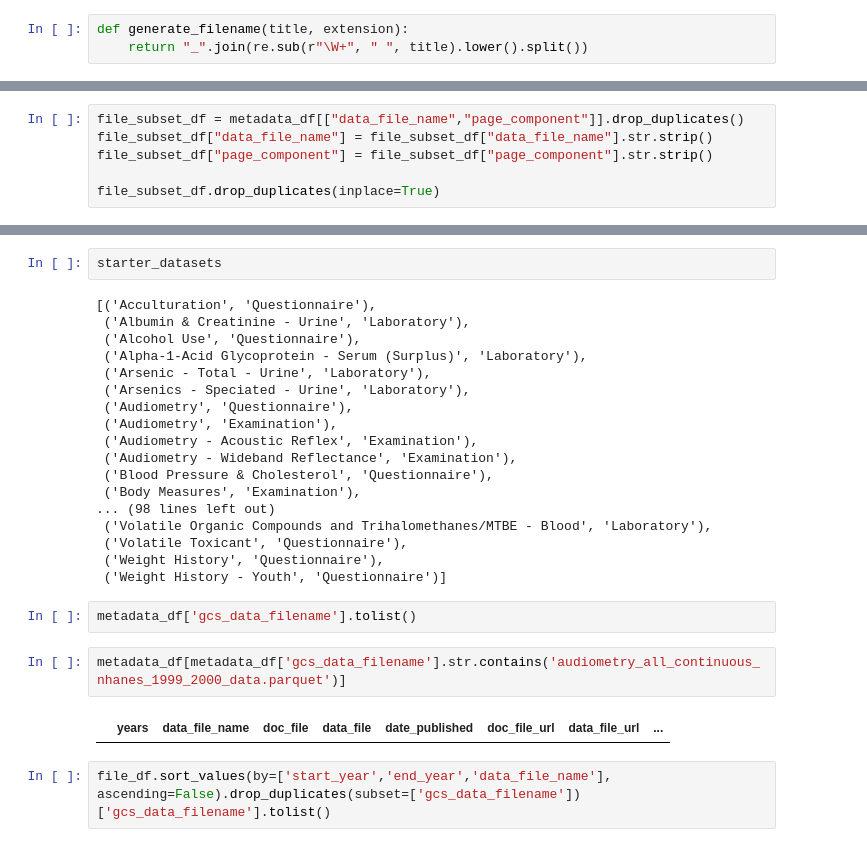
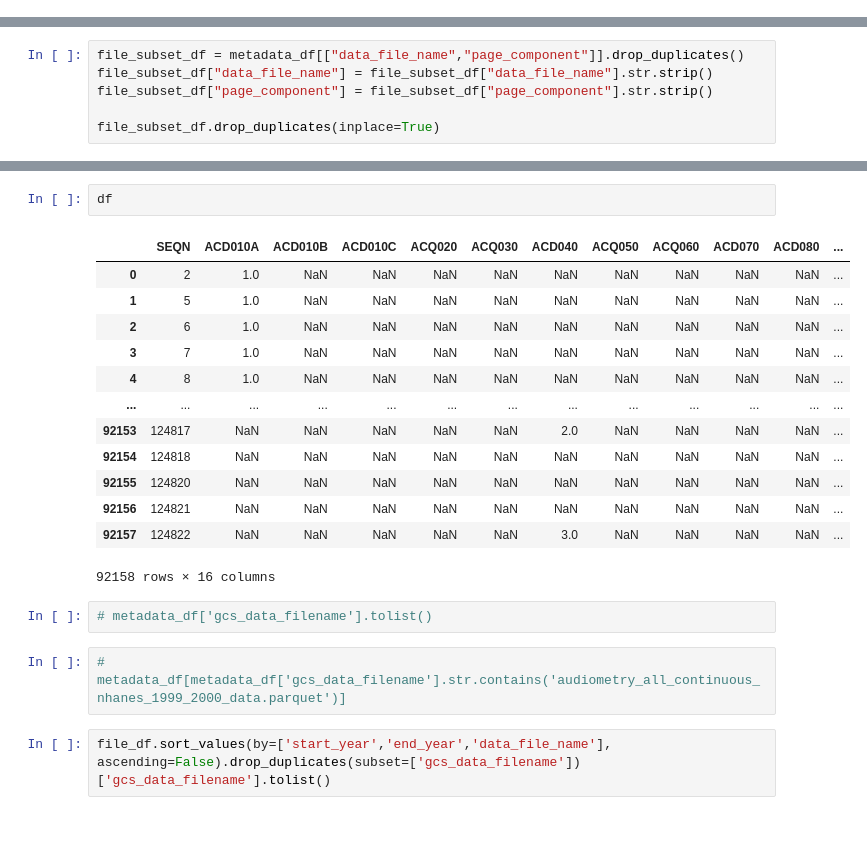
Before and after one commit to In-Vivo-Group/NHANES-GCP, a Jupyter notebook: ELT/notebooks/Dataset_Creation.ipynb, the cells around one changed output, grey strips where cells are left out. Cells and saved outputs as stored; diff of their text form.

```diff
--- a/ELT/notebooks/Dataset_Creation.ipynb
+++ b/ELT/notebooks/Dataset_Creation.ipynb
@@ -10,9 +14,6 @@ bucket_name = 'nhanes_clean'
 %config SqlMagic.displaycon = False
 # %%
 %sql duckdb:///:default:
-# %%
-def generate_filename(title, extension):
-    return "_".join(re.sub(r"\W+", " ", title).lower().split())
 # %%
 ### GET METADATA DATAFRAME
 metadata_df = pd.read_gbq(
@@ -89,29 +257,23 @@ file_df
 # %%
-starter_datasets
+df
 # %% [output]
+|  | SEQN | ACD010A | ACD010B | ACD010C | ACQ020 | ACQ030 | ACD040 | ACQ050 | ACQ060 | ACD070 | ACD080 | ... |
+| 0 | 2 | 1.0 | NaN | NaN | NaN | NaN | NaN | NaN | NaN | NaN | NaN | ... |
+| 1 | 5 | 1.0 | NaN | NaN | NaN | NaN | NaN | NaN | NaN | NaN | NaN | ... |
+| 2 | 6 | 1.0 | NaN | NaN | NaN | NaN | NaN | NaN | NaN | NaN | NaN | ... |
+| 3 | 7 | 1.0 | NaN | NaN | NaN | NaN | NaN | NaN | NaN | NaN | NaN | ... |
+| 4 | 8 | 1.0 | NaN | NaN | NaN | NaN | NaN | NaN | NaN | NaN | NaN | ... |
+| ... | ... | ... | ... | ... | ... | ... | ... | ... | ... | ... | ... | ... |
+| 92153 | 124817 | NaN | NaN | NaN | NaN | NaN | 2.0 | NaN | NaN | NaN | NaN | ... |
+| 92154 | 124818 | NaN | NaN | NaN | NaN | NaN | NaN | NaN | NaN | NaN | NaN | ... |
+| 92155 | 124820 | NaN | NaN | NaN | NaN | NaN | NaN | NaN | NaN | NaN | NaN | ... |
+| 92156 | 124821 | NaN | NaN | NaN | NaN | NaN | NaN | NaN | NaN | NaN | NaN | ... |
+| 92157 | 124822 | NaN | NaN | NaN | NaN | NaN | 3.0 | NaN | NaN | NaN | NaN | ... |
-[('Acculturation', 'Questionnaire'),
- ('Albumin & Creatinine - Urine', 'Laboratory'),
- ('Alcohol Use', 'Questionnaire'),
- ('Alpha-1-Acid Glycoprotein - Serum (Surplus)', 'Laboratory'),
- ('Arsenic - Total - Urine', 'Laboratory'),
- ('Arsenics - Speciated - Urine', 'Laboratory'),
- ('Audiometry', 'Questionnaire'),
- ('Audiometry', 'Examination'),
- ('Audiometry - Acoustic Reflex', 'Examination'),
- ('Audiometry - Wideband Reflectance', 'Examination'),
- ('Blood Pressure & Cholesterol', 'Questionnaire'),
- ('Body Measures', 'Examination'),
-... (98 lines left out)
- ('Volatile Organic Compounds and Trihalomethanes/MTBE - Blood', 'Laboratory'),
- ('Volatile Toxicant', 'Questionnaire'),
- ('Weight History', 'Questionnaire'),
- ('Weight History - Youth', 'Questionnaire')]
+92158 rows × 16 columns
 # %%
-metadata_df['gcs_data_filename'].tolist()
+# metadata_df['gcs_data_filename'].tolist()
 # %%
-metadata_df[metadata_df['gcs_data_filename'].str.contains('audiometry_all_continuous_nhanes_1999_2000_data.parquet')]
+# metadata_df[metadata_df['gcs_data_filename'].str.contains('audiometry_all_continuous_nhanes_1999_2000_data.parquet')]
-# %% [output]
-|  | years | data_file_name | doc_file | data_file | date_published | doc_file_url | data_file_url | ... |
 # %%
 file_df.sort_values(by=['start_year','end_year','data_file_name'], ascending=False).drop_duplicates(subset=['gcs_data_filename'])['gcs_data_filename'].tolist()
 # %% [output]
```
Also changed, not shown: parts of 20 cells of this notebook, 1 other file.
